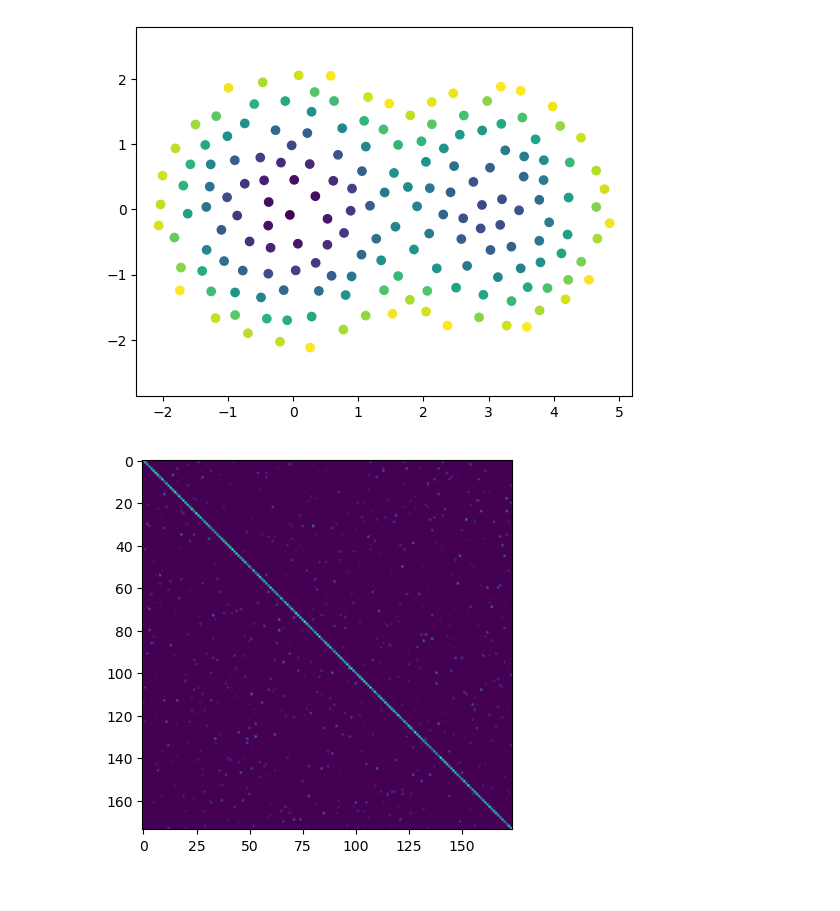
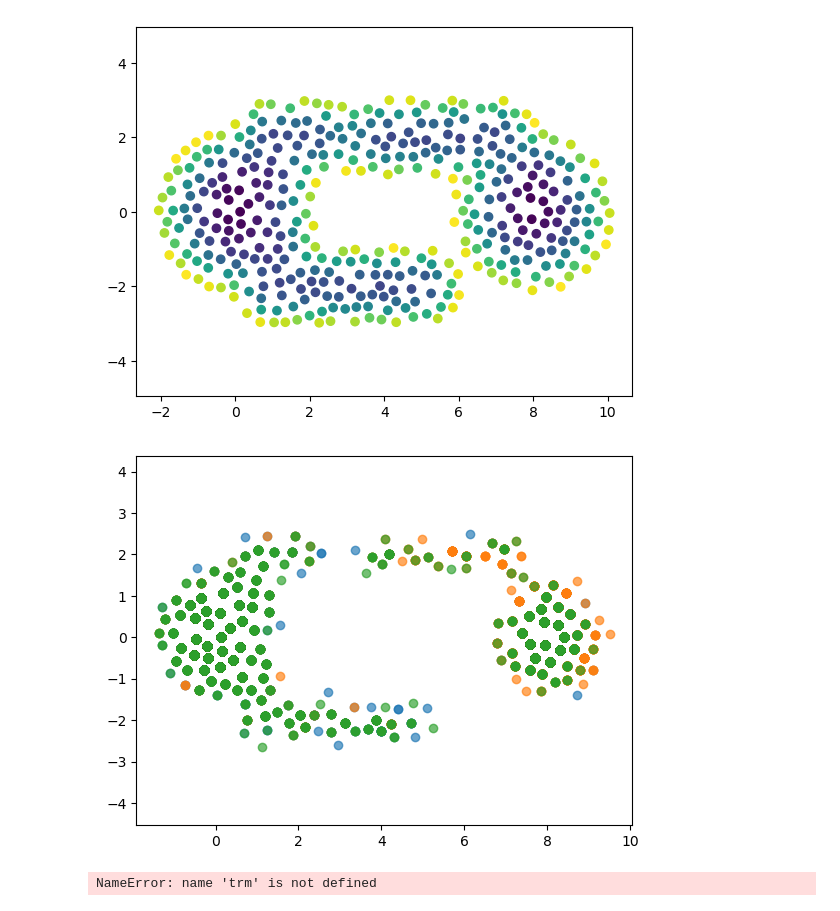
Before and after one commit to JonathanHB/sampling-methods, a Jupyter notebook: energy_landscape_testing_v1.ipynb, the cells around one changed output. Cells and saved outputs as stored; diff of their text form; code cells hidden in the pictures.

```diff
--- a/energy_landscape_testing_v1.ipynb
+++ b/energy_landscape_testing_v1.ipynb
@@ -72,7 +76,7 @@ def build_landscape(n_dim, minima_coords, minima_energies, state_density, kT, th
     pi_all = []
     xi_all = []
 
-    for point in range(state_density*box_vol):
+    for point in range(int(round(state_density*box_vol))):
         #sample uniformly distributed random coordinates within the box
         xi = np.multiply(box_lengths, np.random.rand(n_dim)) + box_min
 
@@ -148,25 +142,62 @@ def synthetic_msm(xi_all, e_all, min_spacing, kT):
+# %%
+def propagate_msm(system_dtmsm, kT, trj_coords, timestep, nsteps, save_period):
+
+    tca = []
+
+    for tci in trj_coords:
+        dt_trj = dtmsm.simulate(nsteps, start = tci, dt = save_period) #, seed=0
+        tca.append(np.array([xi_all[dti] for dti in dt_trj]))
+
+    return tca
 # %%
-minima_coords = [[0,0],[3,0]] #[[1,-1],[0,0],[2,1],[-3,0]]
-#minima_coords = [[1,-1,3],[0,0,0],[2,1,1],[-3,0,1]]
-minima_energies = [[0,1],[1,1]] #[[1,0.9],[0,0.7],[1,0.5],[.5,1]]
+minima_coords   = [[0,0],[8,0],[0,1],  [1,1],  [1,2],  [2,2],  [3,2],  [4,2],  [5,2],  [6,2],  [7,2],  [8,1],  [0,-1], [1,-1], [1,-2], [2,-2], [3,-2], [4,-2], [5,-2]]
+minima_energies = [[0,1],[0,1],[1,0.3],[1,0.3],[1,0.3],[1,0.3],[2,0.3],[1,0.3],[1,0.3],[1,0.3],[1,0.3],[1,0.3],[2,0.3],[1,0.3],[1,0.3],[1,0.3],[1,0.3],[1,0.3],[1,0.3]]
 state_density = 200
 kT = .4
 noise_spectrum = "TBD"
-threshold = 0.01
+threshold = 0.01 #note that this is a population threshold at the reference temperature, not an energy threshold
 min_spacing = 0.3
 
 #find the average distance to the 7th or 8th nearest neighbor and use that as a threshold for MSM construction
 #set the base timescale to be very short so that only the nearest neighbors matter and then multiply that MSM by itself to get a TPM for timescales of interest
 #employ sparse matrices for efficient propagation
 
 xi_all, pi_all, e_all, pi_all_out, box_min, box_max = build_landscape(2, minima_coords, minima_energies, state_density, kT, threshold, min_spacing, noise_spectrum)
 plot_synthetic_landscapes(xi_all, pi_all, e_all, pi_all_out, box_min, box_max, minima_coords, False, True, False, True, True)
-trm = synthetic_msm(xi_all, e_all, min_spacing, kT)
+dtmsm = synthetic_msm(xi_all, e_all, min_spacing, kT)
+
+dt_sfreq = 100
+
+init_coord = np.argmin([np.linalg.norm(xii-[0,0]) for xii in xi_all])
+
+trj_coords = propagate_msm(dtmsm, kT, [init_coord, init_coord, init_coord], dt_sfreq, 20000, dt_sfreq)
+for trjc in trj_coords:
+    plt.scatter(trjc[:,0], trjc[:,1], alpha=0.66)
+    plt.axis("equal")
 
 # print(max(e_all))
 # print(min(e_all))
 # print(np.exp(-(min(e_all)-max(e_all))/kT))
 # %% [output]
-[figure, old version]
+[figure, new version]
-[figure, old version]
+[figure, new version]
+# %%
+
+dtmsm = deeptime.markov.msm.MarkovStateModel(trm.transpose(), stationary_distribution=None, reversible=None, n_eigenvalues=None, ncv=None, count_model=None, transition_matrix_tolerance=1e-08, lagtime=None)
+
+dtsd = dtmsm.stationary_distribution
+for si, s in enumerate(dtsd):
+    plt.scatter([xi_all[si][0]], [xi_all[si][1]], c=[s], cmap='viridis')
+    plt.clim(0,.1)
+    plt.axis("equal")
+plt.show()
+
+dt_trj = dtmsm.simulate(1000000, seed=0)
+#print(dt_trj)
+
+trj_coords = np.array([xi_all[dti] for dti in dt_trj])
+
+plt.plot(trj_coords[:,0], trj_coords[:,1])
+# %% [output]
+NameError: name 'trm' is not defined
 # %%
```
Also changed, not shown: parts of 8 cells of this notebook, 5 other files.
